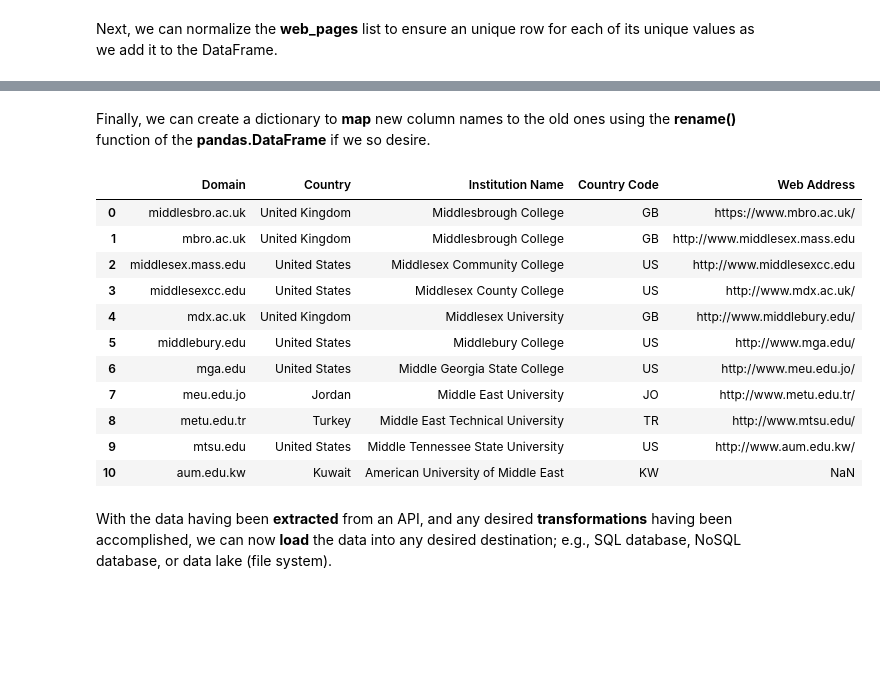
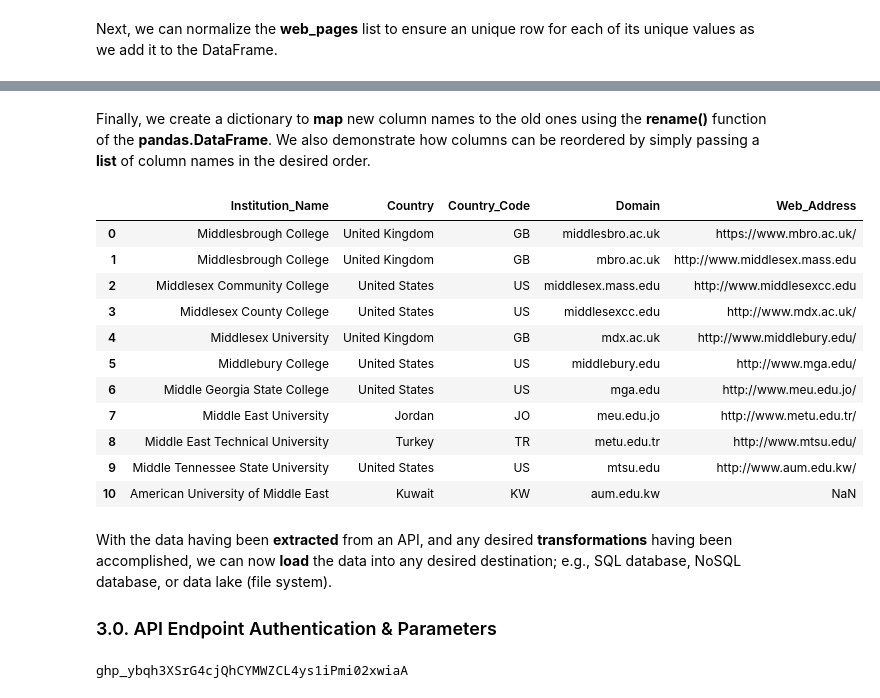
Before and after one commit to nem2pq/DS-3002-01, a Jupyter notebook: 02-Python/08-Python-API-Data.ipynb, the cells around one changed output, grey strips where cells are left out. Cells and saved outputs as stored; diff of their text form; code cells hidden in the pictures; blank space fills up the shorter version.

Commit message:
Updates 1.0
Added authentication

```diff
--- a/02-Python/08-Python-API-Data.ipynb
+++ b/02-Python/08-Python-API-Data.ipynb
@@ -212,29 +214,32 @@ df
 | 9 | mtsu.edu | United States | Middle Tennessee State University | US | http://www.aum.edu.kw/ |
 | 10 | aum.edu.kw | Kuwait | American University of Middle East | KW | NaN |
 # %% [markdown]
-Finally, we can create a dictionary to **map** new column names to the old ones using the **rename()** function of the **pandas.DataFrame** if we so desire.
+Finally, we create a dictionary to **map** new column names to the old ones using the **rename()** function of the **pandas.DataFrame**.  We also demonstrate how columns can be reordered by simply passing a **list** of column names in the desired order.
 # %%
 column_name_map = {0 : "Domain",
                    "country" : "Country",
-                   "name" : "Institution Name",
-                   "alpha_two_code" : "Country Code",
-                   "web_pages" : "Web Address"
+                   "name" : "Institution_Name",
+                   "alpha_two_code" : "Country_Code",
+                   "web_pages" : "Web_Address"
                   }
 
 df.rename(columns=column_name_map, inplace=True)
+df = df[['Institution_Name','Country','Country_Code','Domain','Web_Address']]
 df
 # %% [output]
-|  | Domain | Country | Institution Name | Country Code | Web Address |
-| 0 | middlesbro.ac.uk | United Kingdom | Middlesbrough College | GB | https://www.mbro.ac.uk/ |
-| 1 | mbro.ac.uk | United Kingdom | Middlesbrough College | GB | http://www.middlesex.mass.edu |
-| 2 | middlesex.mass.edu | United States | Middlesex Community College | US | http://www.middlesexcc.edu |
-| 3 | middlesexcc.edu | United States | Middlesex County College | US | http://www.mdx.ac.uk/ |
-| 4 | mdx.ac.uk | United Kingdom | Middlesex University | GB | http://www.middlebury.edu/ |
-| 5 | middlebury.edu | United States | Middlebury College | US | http://www.mga.edu/ |
-| 6 | mga.edu | United States | Middle Georgia State College | US | http://www.meu.edu.jo/ |
-| 7 | meu.edu.jo | Jordan | Middle East University | JO | http://www.metu.edu.tr/ |
-| 8 | metu.edu.tr | Turkey | Middle East Technical University | TR | http://www.mtsu.edu/ |
-| 9 | mtsu.edu | United States | Middle Tennessee State University | US | http://www.aum.edu.kw/ |
-| 10 | aum.edu.kw | Kuwait | American University of Middle East | KW | NaN |
+|  | Institution_Name | Country | Country_Code | Domain | Web_Address |
+| 0 | Middlesbrough College | United Kingdom | GB | middlesbro.ac.uk | https://www.mbro.ac.uk/ |
+| 1 | Middlesbrough College | United Kingdom | GB | mbro.ac.uk | http://www.middlesex.mass.edu |
+| 2 | Middlesex Community College | United States | US | middlesex.mass.edu | http://www.middlesexcc.edu |
+| 3 | Middlesex County College | United States | US | middlesexcc.edu | http://www.mdx.ac.uk/ |
+| 4 | Middlesex University | United Kingdom | GB | mdx.ac.uk | http://www.middlebury.edu/ |
+| 5 | Middlebury College | United States | US | middlebury.edu | http://www.mga.edu/ |
+| 6 | Middle Georgia State College | United States | US | mga.edu | http://www.meu.edu.jo/ |
+| 7 | Middle East University | Jordan | JO | meu.edu.jo | http://www.metu.edu.tr/ |
+| 8 | Middle East Technical University | Turkey | TR | metu.edu.tr | http://www.mtsu.edu/ |
+| 9 | Middle Tennessee State University | United States | US | mtsu.edu | http://www.aum.edu.kw/ |
+| 10 | American University of Middle East | Kuwait | KW | aum.edu.kw | NaN |
 # %% [markdown]
 With the data having been **extracted** from an API, and any desired **transformations** having been accomplished, we can now **load** the data into any desired destination; e.g., SQL database, NoSQL database, or data lake (file system).
+
+### 3.0. API Endpoint Authentication & Parameters
@@ -240,0 +267,5 @@ With the data having been **extracted** from an API, and any desired **transform
+# %%
+token = os.getenv('GITHUB_TOKEN', '...')
+print(token)
+# %% [output]
+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
```
Also changed, not shown: parts of 5 cells of this notebook.
